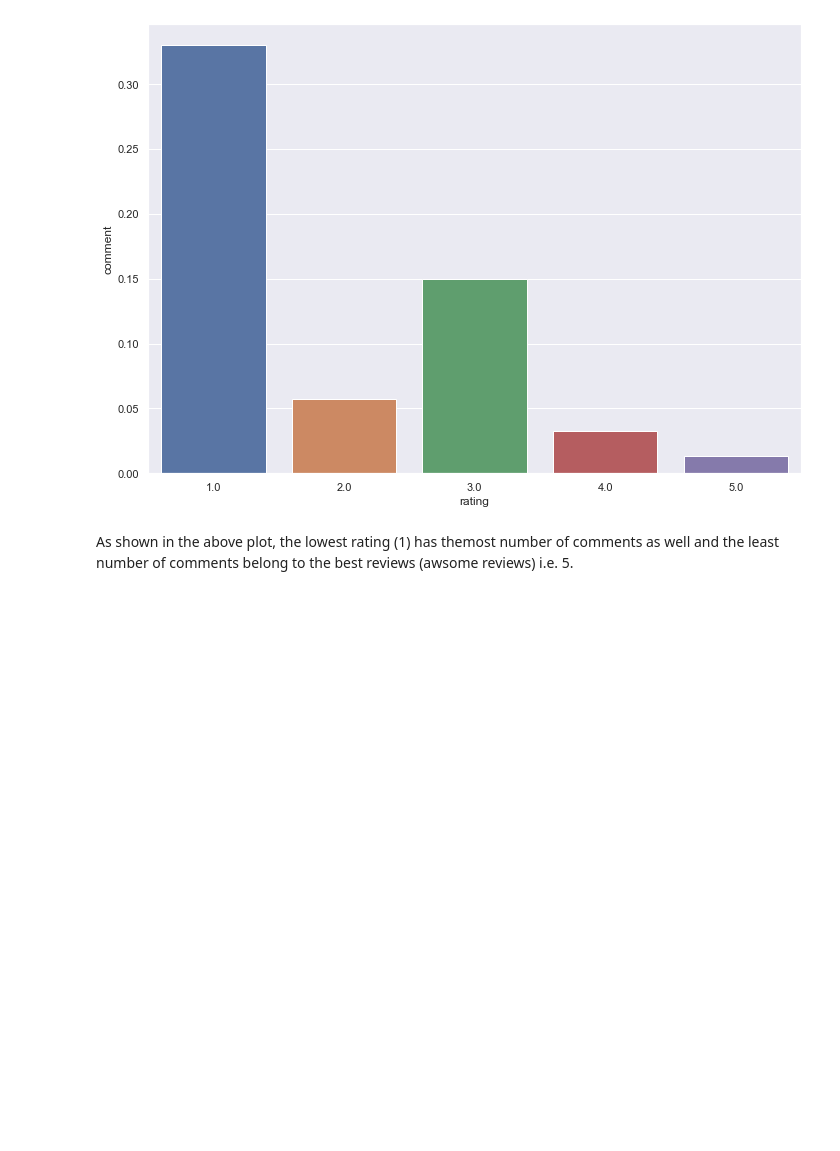
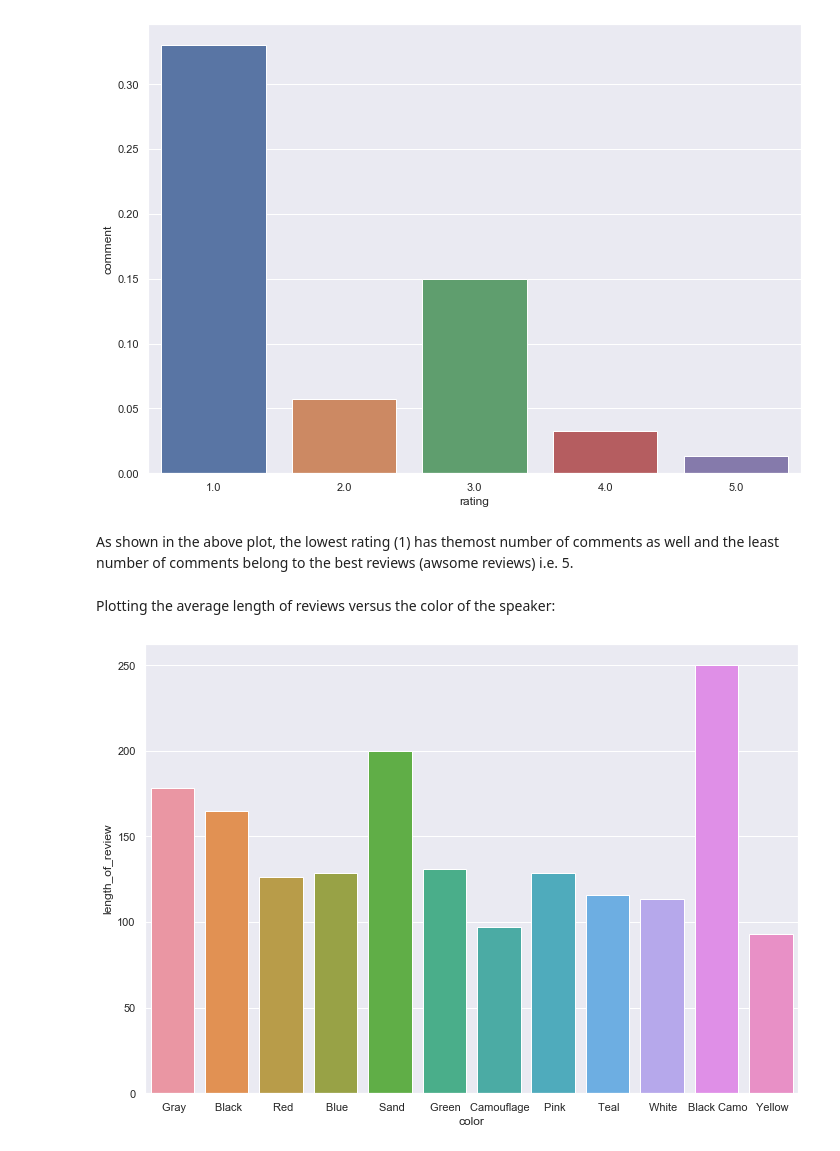
Before and after one commit to kavehamini/Amazon-Review-Analysis-JBL-Charge-4-Speaker-Sentiment-Analysis-NLP, a Jupyter notebook: JBL Speaker Reviews Dataset Analysis and Visualization.ipynb, the cells around one changed output. Drawn from its saved outputs; the diff is of its cells as text; code cells hidden in the pictures; blank space fills up the shorter version.

```diff
--- a/JBL Speaker Reviews Dataset Analysis and Visualization.ipynb
+++ b/JBL Speaker Reviews Dataset Analysis and Visualization.ipynb
@@ -320,3 +320,12 @@ plt.savefig('11.png')
 [figure]
 # %% [markdown]
 As shown in the above plot, the lowest rating (1) has themost number of comments as well and the least number of comments belong to the best reviews (awsome reviews) i.e. 5.
+# %% [markdown]
+Plotting the average length of reviews versus the color of the speaker:
+# %%
+#plotting average length 0f reviews versus color
+sns.set(rc={'figure.figsize':(11.7,8.27)})
+sns.barplot(x='color', y='length_of_review', data=df, ci=None)
+plt.savefig('12.png')
+# %% [output]
+[figure, added]
```
Also changed, not shown: parts of 1 cell of this notebook, 1 other file.
